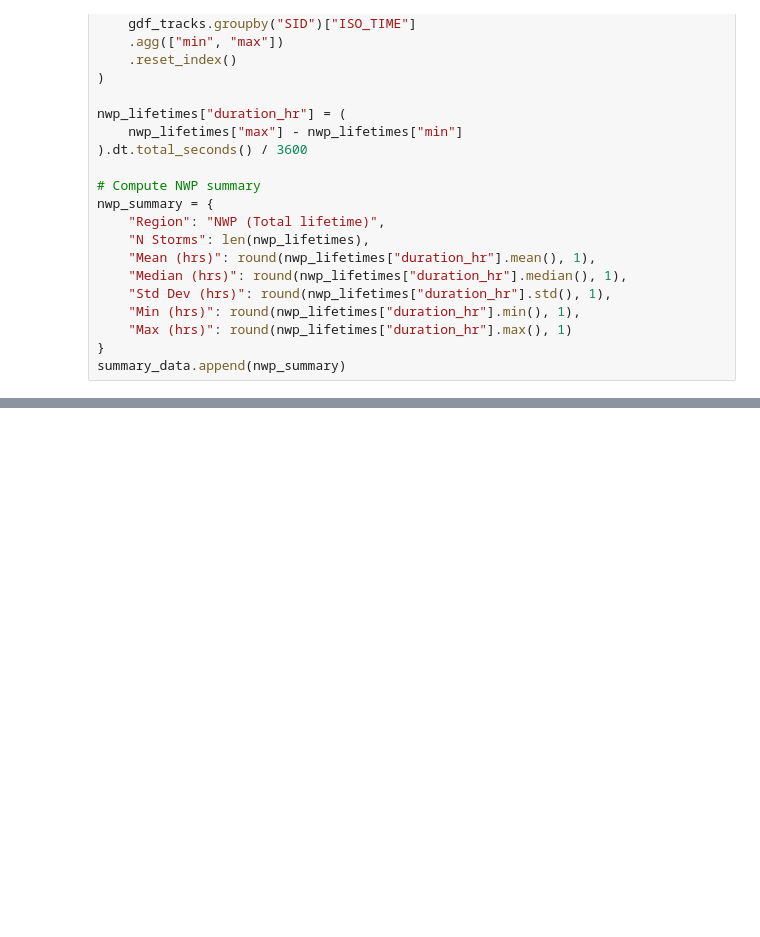
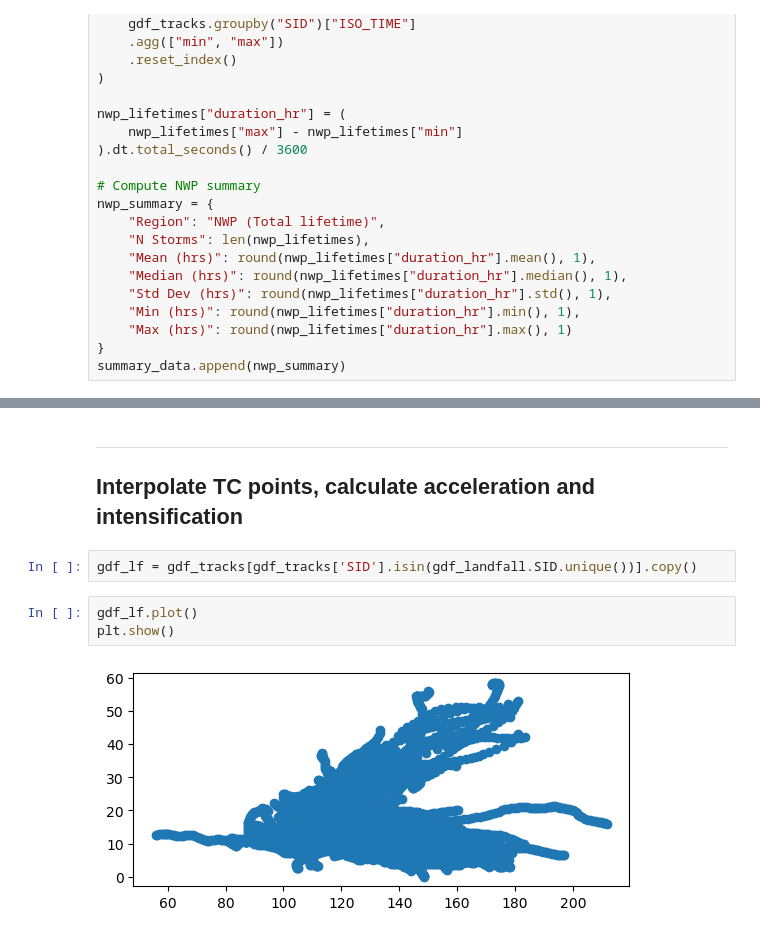
Before and after one commit to baracoma/tc-statistics, a Jupyter notebook: tc-characteristics.ipynb, the cells around one changed output, grey strips where cells are left out. Saved outputs shown, nothing was run; the diff lists cells and outputs as text; blank space fills up the shorter version.

```diff
--- a/tc-characteristics.ipynb
+++ b/tc-characteristics.ipynb
@@ -457,3 +431,13 @@ df_duration_summary
 | 2 | TCAD | 1229 | 120.1 | 117.0 | 71.2 | 3.0 | 474.0 |
 | 3 | TCID | 1371 | 143.1 | 138.0 | 80.3 | 3.0 | 486.0 |
 | 4 | NWP (Total lifetime) | 1507 | 209.4 | 198.0 | 110.7 | 0.0 | 744.0 |
+# %% [markdown]
+---
+## Interpolate TC points, calculate acceleration and intensification
+# %%
+gdf_lf = gdf_tracks[gdf_tracks['SID'].isin(gdf_landfall.SID.unique())].copy()
+# %%
+gdf_lf.plot()
+plt.show()
+# %% [output]
+[figure, added]
```
Also changed, not shown: parts of 17 cells of this notebook.
